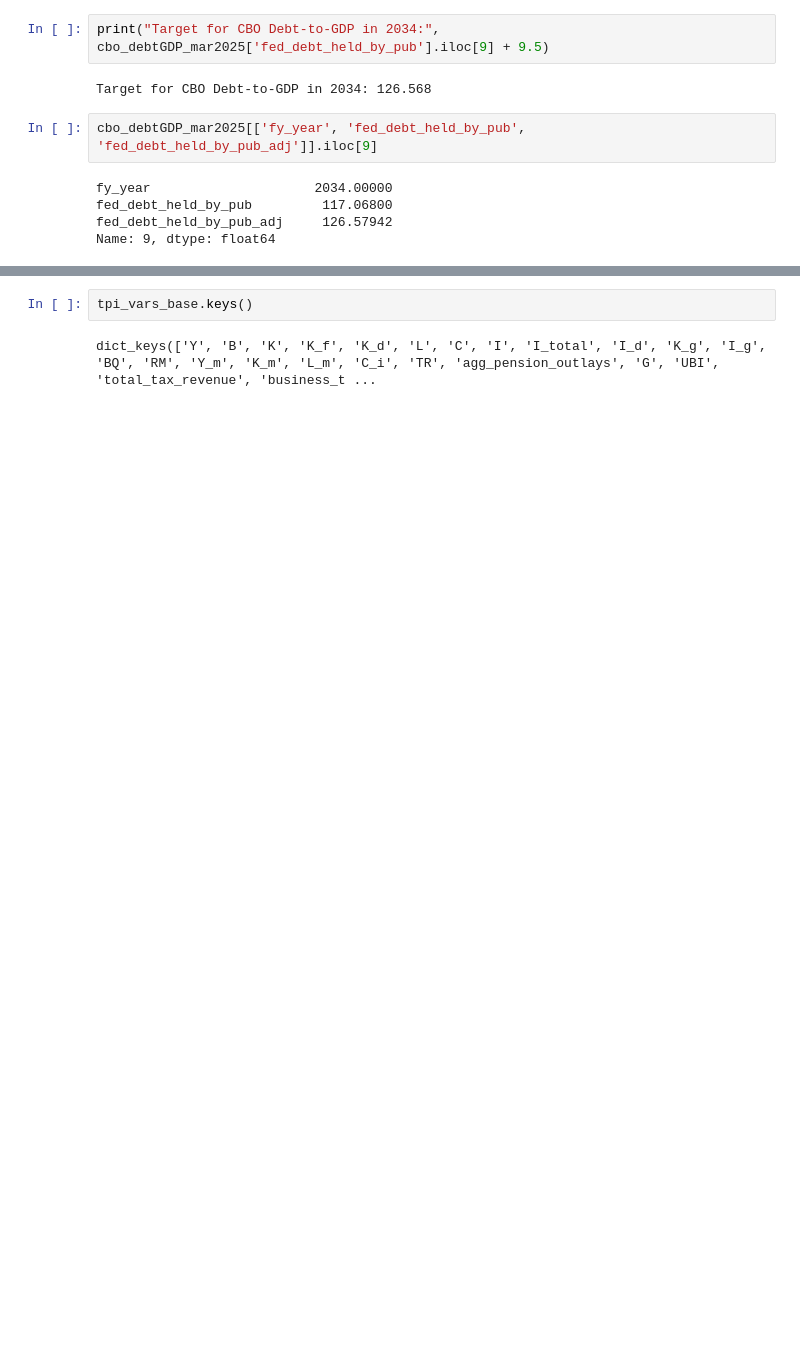
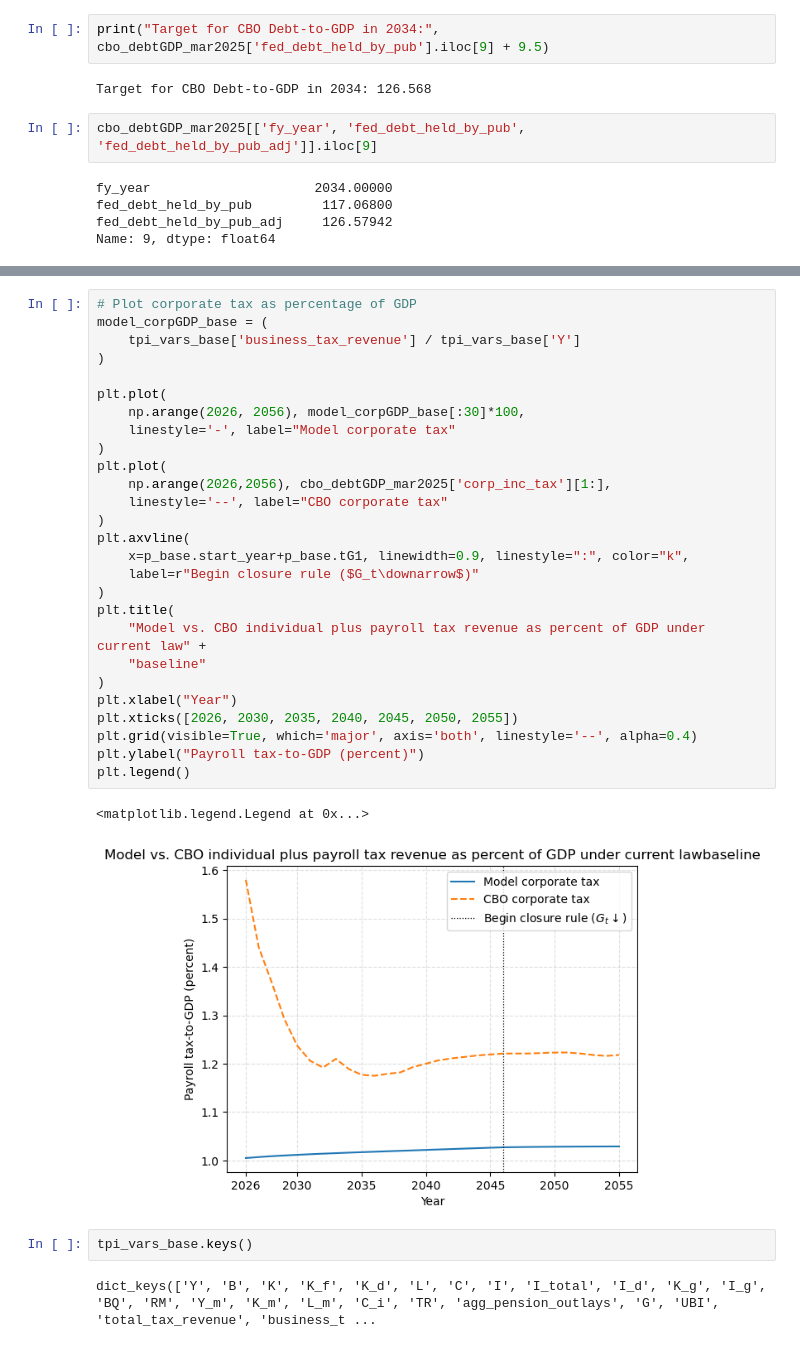
Before and after one commit to jdebacker/SS_MaxBen, a Jupyter notebook: code/ss_maxben.ipynb, the cells around one changed output, grey strips where cells are left out. Saved outputs shown, nothing was run; the diff lists cells and outputs as text; blank space fills up the shorter version.

```diff
--- a/code/ss_maxben.ipynb
+++ b/code/ss_maxben.ipynb
@@ -142,3 +142,33 @@ plt.legend()
+# %%
+# Plot corporate tax as percentage of GDP
+model_corpGDP_base = (
+    tpi_vars_base['business_tax_revenue'] / tpi_vars_base['Y']
+)
+
+plt.plot(
+    np.arange(2026, 2056), model_corpGDP_base[:30]*100,
+    linestyle='-', label="Model corporate tax"
+)
+plt.plot(
+    np.arange(2026,2056), cbo_debtGDP_mar2025['corp_inc_tax'][1:],
+    linestyle='--', label="CBO corporate tax"
+)
+plt.axvline(
+    x=p_base.start_year+p_base.tG1, linewidth=0.9, linestyle=":", color="k",
+    label=r"Begin closure rule ($G_t\downarrow$)"
+)
+plt.title(
+    "Model vs. CBO individual plus payroll tax revenue as percent of GDP under current law" +
+    "baseline"
+)
+plt.xlabel("Year")
+plt.xticks([2026, 2030, 2035, 2040, 2045, 2050, 2055])
+plt.grid(visible=True, which='major', axis='both', linestyle='--', alpha=0.4)
+plt.ylabel("Payroll tax-to-GDP (percent)")
+plt.legend()
+# %% [output]
+<matplotlib.legend.Legend at 0x...>
+[figure, added]
 # %%
 tpi_vars_base.keys()
 # %% [output]
```
Also changed, not shown: parts of 2 cells of this notebook.
